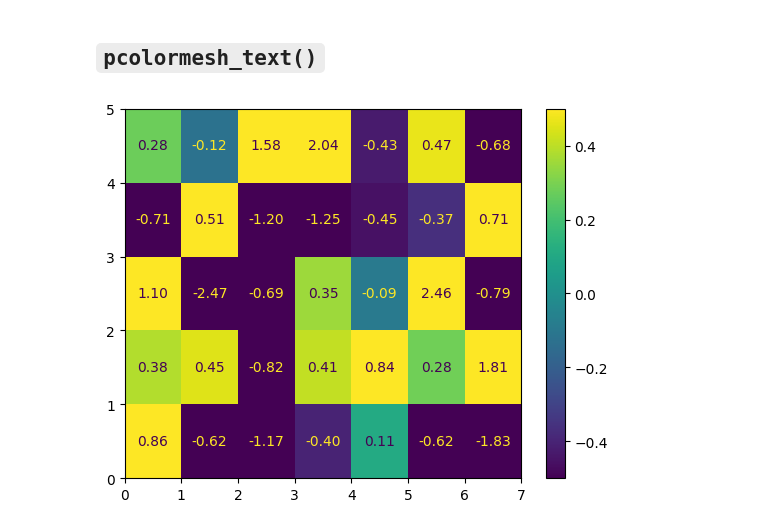
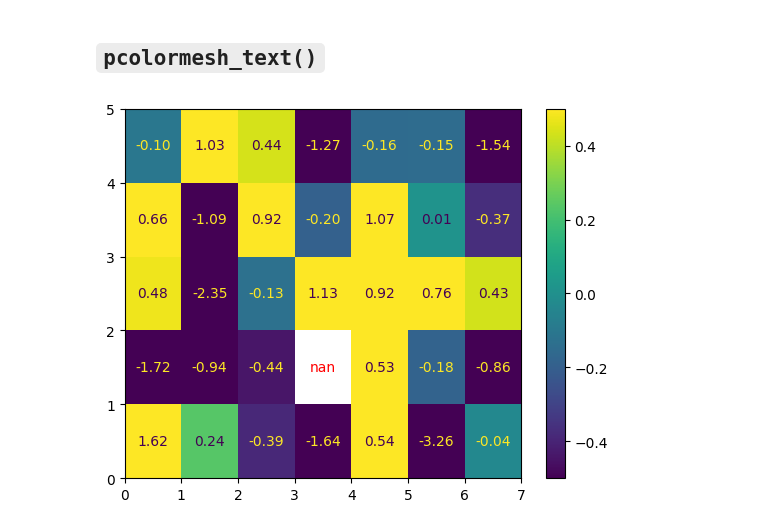
Before and after one commit to TheRedElement/LuStCodeSnippets, a Jupyter notebook: LuStCodeSnippets_py_demos/plots_demos/elements_demo.ipynb, the cells around one changed output. Drawn from its saved outputs; the diff is of its cells as text; code cells hidden in the pictures.

```diff
--- a/LuStCodeSnippets_py_demos/plots_demos/elements_demo.ipynb
+++ b/LuStCodeSnippets_py_demos/plots_demos/elements_demo.ipynb
@@ -16,19 +16,20 @@ importlib.reload(pelements)
 ## `pcolormesh_text()`
 # %%
 X = np.random.randn(5,7)
+X[1,3] = np.nan
 
 fig = plt.figure()
 ax = fig.add_subplot(111)
 mesh = ax.pcolormesh(X, vmin=-0.5, vmax=0.5)
 pelements.pcolormesh_text(ax,
     X,
-    cmap=None,
+    cmap=None, nancolor="r",
     norm=mcolors.Normalize(vmin=-0.5, vmax=0.5),
     numformat="%.2f",
     xoffset=0.5, yoffset=0.5,
     text_kwargs=None,
 )
 cbar = fig.colorbar(mesh, ax=ax)
 plt.show()
 # %% [output]
-[figure, old version]
+[figure, new version]
```
Also changed, not shown: 1 other file.
